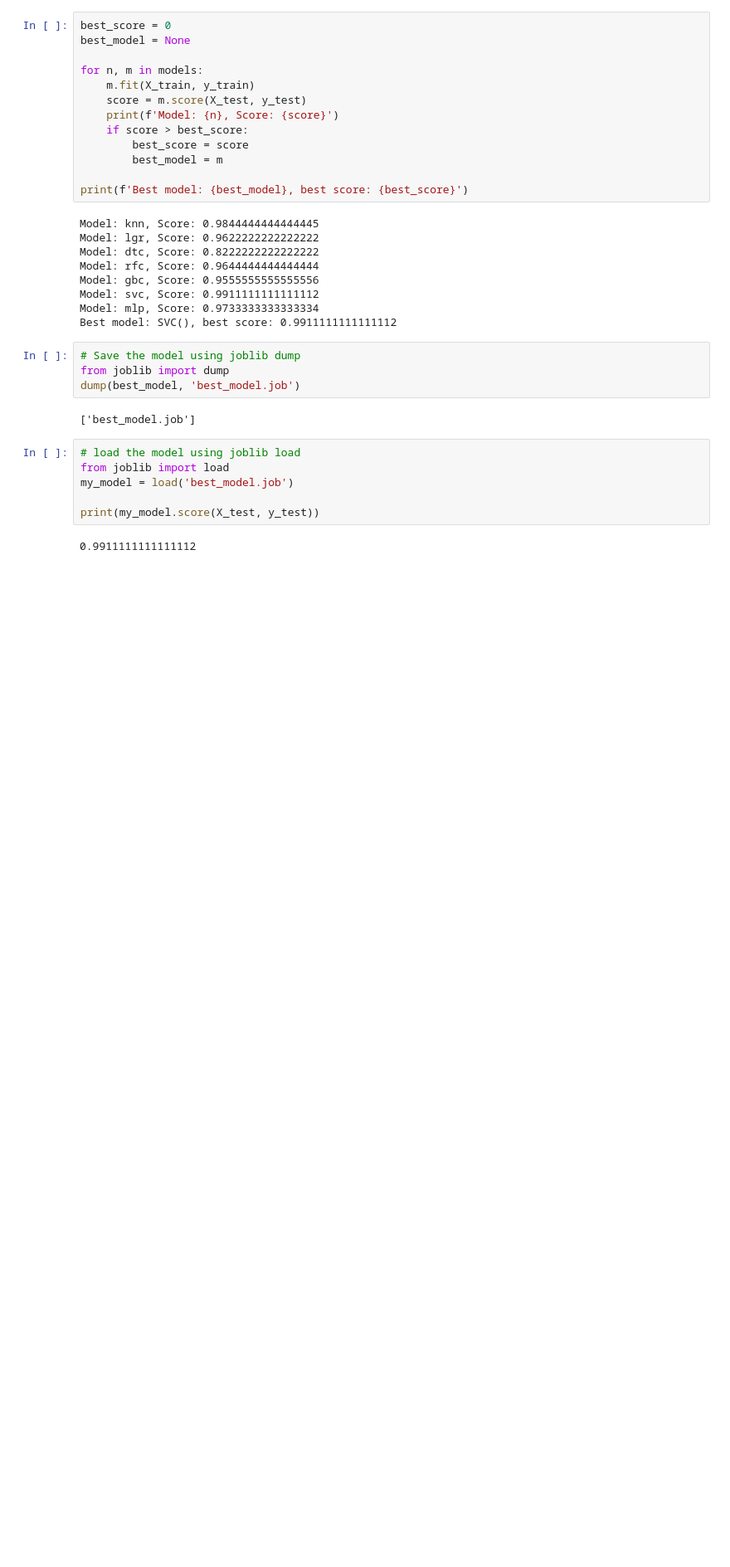
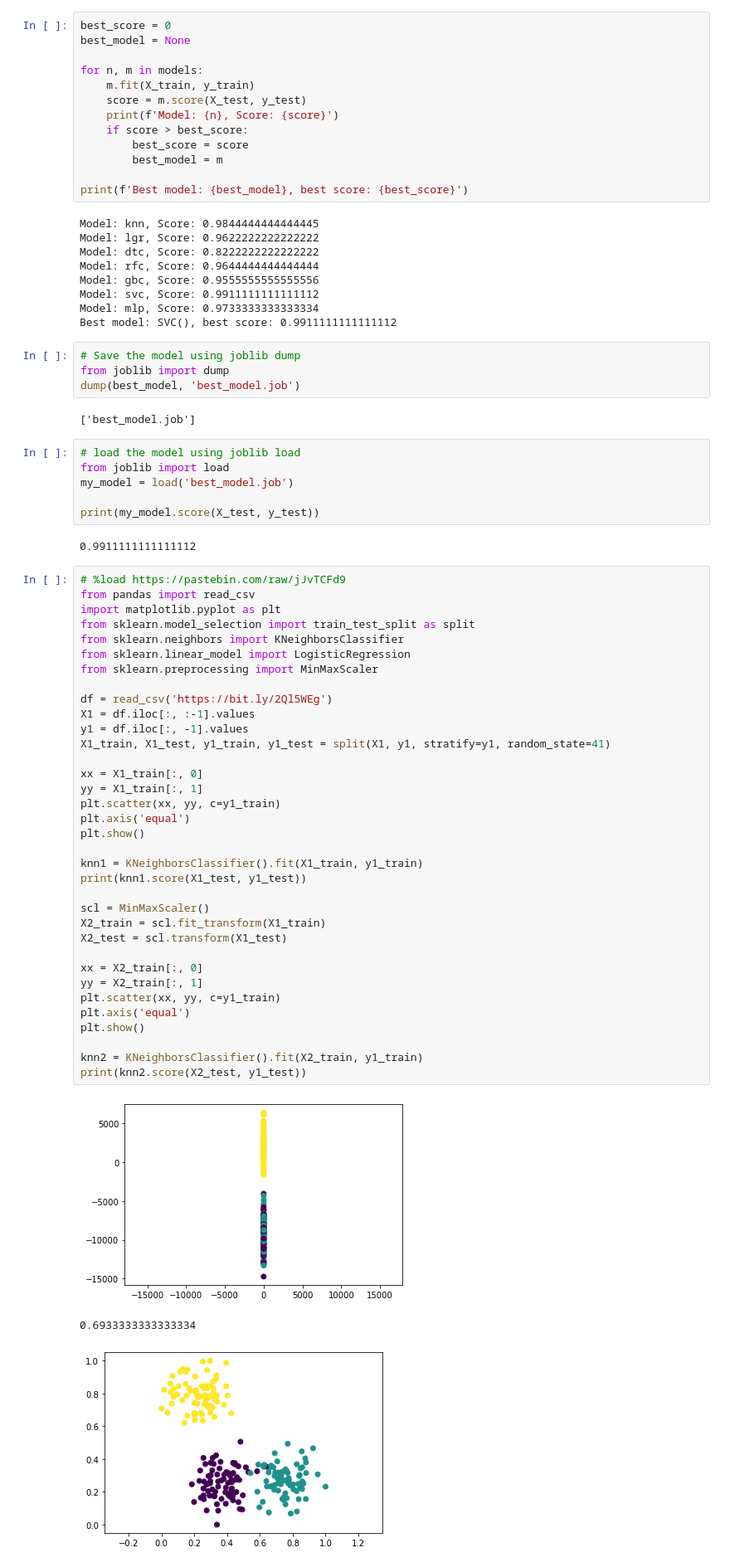
Before and after one commit to limweipin/mlpy_nov2021, a Jupyter notebook: day_3.ipynb, the cells around one changed output. Shown at 83% size. Saved outputs shown, nothing was run; the diff lists cells and outputs as text; blank space fills up the shorter version.

Commit message:
Added MinMaxScaler

```diff
--- a/day_3.ipynb
+++ b/day_3.ipynb
@@ -342,3 +353,42 @@ my_model = load('best_model.job')
 print(my_model.score(X_test, y_test))
 # %% [output]
 0.9911111111111112
+# %%
+# %load https://pastebin.com/raw/jJvTCFd9
+from pandas import read_csv
+import matplotlib.pyplot as plt
+from sklearn.model_selection import train_test_split as split
+from sklearn.neighbors import KNeighborsClassifier
+from sklearn.linear_model import LogisticRegression
+from sklearn.preprocessing import MinMaxScaler
+
+df = read_csv('https://bit.ly/2Ql5WEg')
+X1 = df.iloc[:, :-1].values
+y1 = df.iloc[:, -1].values
+X1_train, X1_test, y1_train, y1_test = split(X1, y1, stratify=y1, random_state=41)
+
+xx = X1_train[:, 0]
+yy = X1_train[:, 1]
+plt.scatter(xx, yy, c=y1_train)
+plt.axis('equal')
+plt.show()
+
+knn1 = KNeighborsClassifier().fit(X1_train, y1_train)
+print(knn1.score(X1_test, y1_test))
+
+scl = MinMaxScaler()
+X2_train = scl.fit_transform(X1_train)
+X2_test = scl.transform(X1_test)
+
+xx = X2_train[:, 0]
+yy = X2_train[:, 1]
+plt.scatter(xx, yy, c=y1_train)
+plt.axis('equal')
+plt.show()
+
+knn2 = KNeighborsClassifier().fit(X2_train, y1_train)
+print(knn2.score(X2_test, y1_test))
+# %% [output]
+[figure, added]
+0.6933333333333334
+[figure, added]
```
Also changed, not shown: parts of 2 cells of this notebook.
